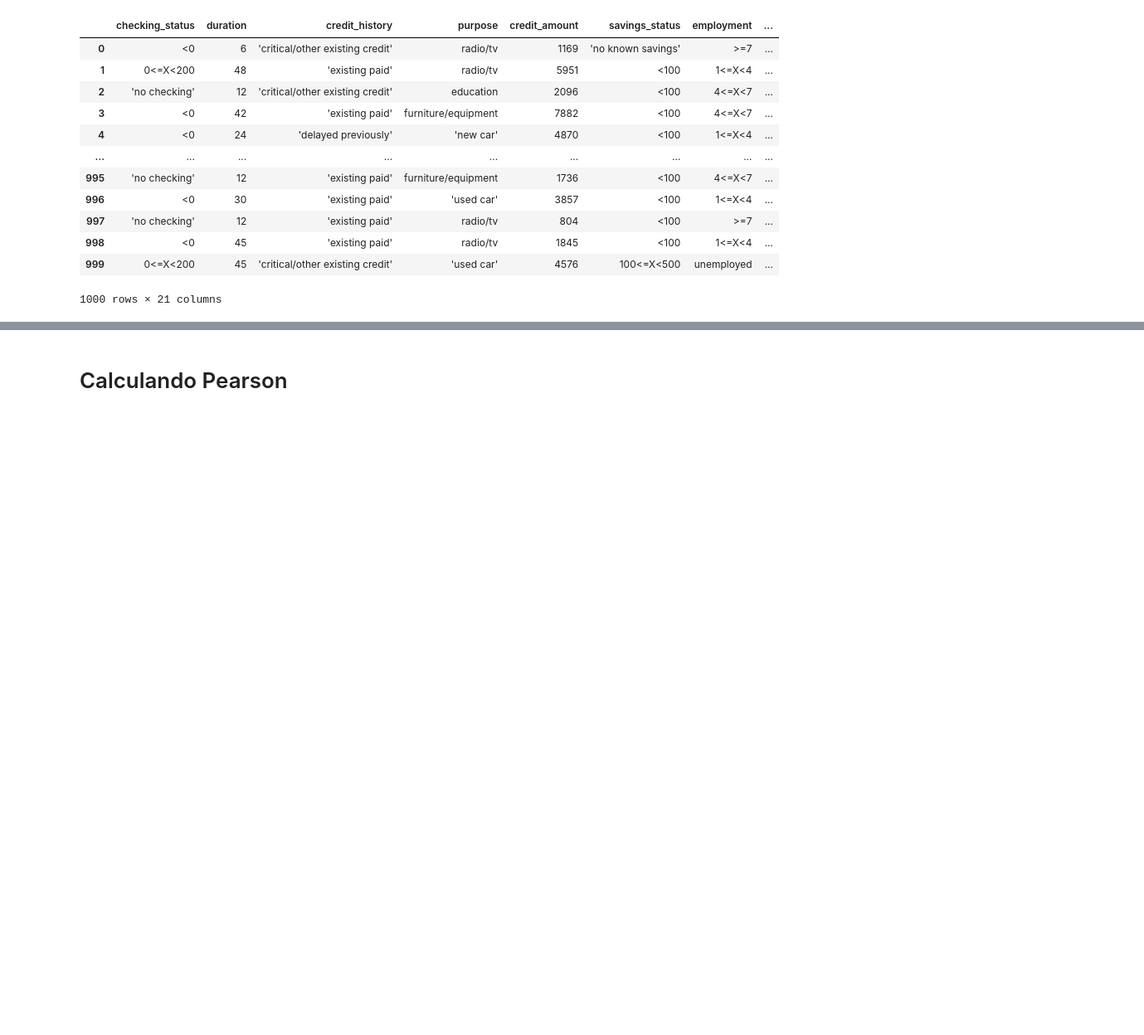
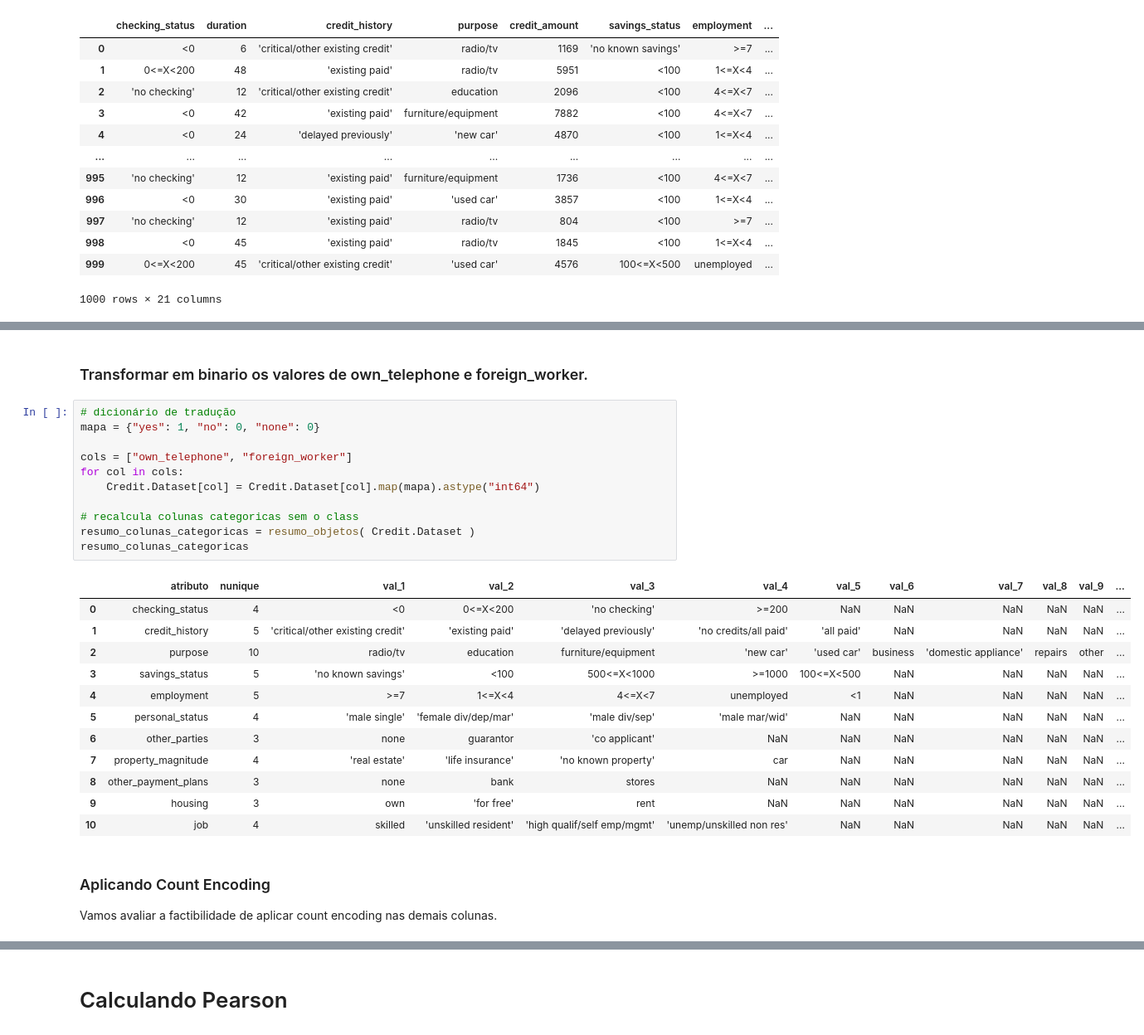
Before and after one commit to gilcesarf/imd3002-202502, a Jupyter notebook: Aula08/exercicio-aula07.ipynb, the cells around one changed output, grey strips where cells are left out. Shown: that part at 83% size. Drawn from its saved outputs; the diff is of its cells as text; blank space fills up the shorter version.

```diff
--- a/Aula08/exercicio-aula07.ipynb
+++ b/Aula08/exercicio-aula07.ipynb
@@ -465,0 +542,30 @@ memory usage: 164.2+ KB
+# %% [markdown]
+### Transformar em binario os valores de own_telephone e foreign_worker.
+# %%
+# dicionário de tradução
+mapa = {"yes": 1, "no": 0, "none": 0}
+
+cols = ["own_telephone", "foreign_worker"]
+for col in cols:
+    Credit.Dataset[col] = Credit.Dataset[col].map(mapa).astype("int64")
+
+# recalcula colunas categoricas sem o class
+resumo_colunas_categoricas = resumo_objetos( Credit.Dataset )
+resumo_colunas_categoricas
+# %% [output]
+|  | atributo | nunique | val_1 | val_2 | val_3 | val_4 | val_5 | val_6 | val_7 | val_8 | val_9 | ... |
+| 0 | checking_status | 4 | <0 | 0<=X<200 | 'no checking' | >=200 | NaN | NaN | NaN | NaN | NaN | ... |
+| 1 | credit_history | 5 | 'critical/other existing credit' | 'existing paid' | 'delayed previously' | 'no credits/all paid' | 'all paid' | NaN | NaN | NaN | NaN | ... |
+| 2 | purpose | 10 | radio/tv | education | furniture/equipment | 'new car' | 'used car' | business | 'domestic appliance' | repairs | other | ... |
+| 3 | savings_status | 5 | 'no known savings' | <100 | 500<=X<1000 | >=1000 | 100<=X<500 | NaN | NaN | NaN | NaN | ... |
+| 4 | employment | 5 | >=7 | 1<=X<4 | 4<=X<7 | unemployed | <1 | NaN | NaN | NaN | NaN | ... |
+| 5 | personal_status | 4 | 'male single' | 'female div/dep/mar' | 'male div/sep' | 'male mar/wid' | NaN | NaN | NaN | NaN | NaN | ... |
+| 6 | other_parties | 3 | none | guarantor | 'co applicant' | NaN | NaN | NaN | NaN | NaN | NaN | ... |
+| 7 | property_magnitude | 4 | 'real estate' | 'life insurance' | 'no known property' | car | NaN | NaN | NaN | NaN | NaN | ... |
+| 8 | other_payment_plans | 3 | none | bank | stores | NaN | NaN | NaN | NaN | NaN | NaN | ... |
+| 9 | housing | 3 | own | 'for free' | rent | NaN | NaN | NaN | NaN | NaN | NaN | ... |
+| 10 | job | 4 | skilled | 'unskilled resident' | 'high qualif/self emp/mgmt' | 'unemp/unskilled non res' | NaN | NaN | NaN | NaN | NaN | ... |
+# %% [markdown]
+### Aplicando Count Encoding
+
+Vamos avaliar a factibilidade de aplicar count encoding nas demais colunas.
```
Also changed, not shown: parts of 11 cells of this notebook.
